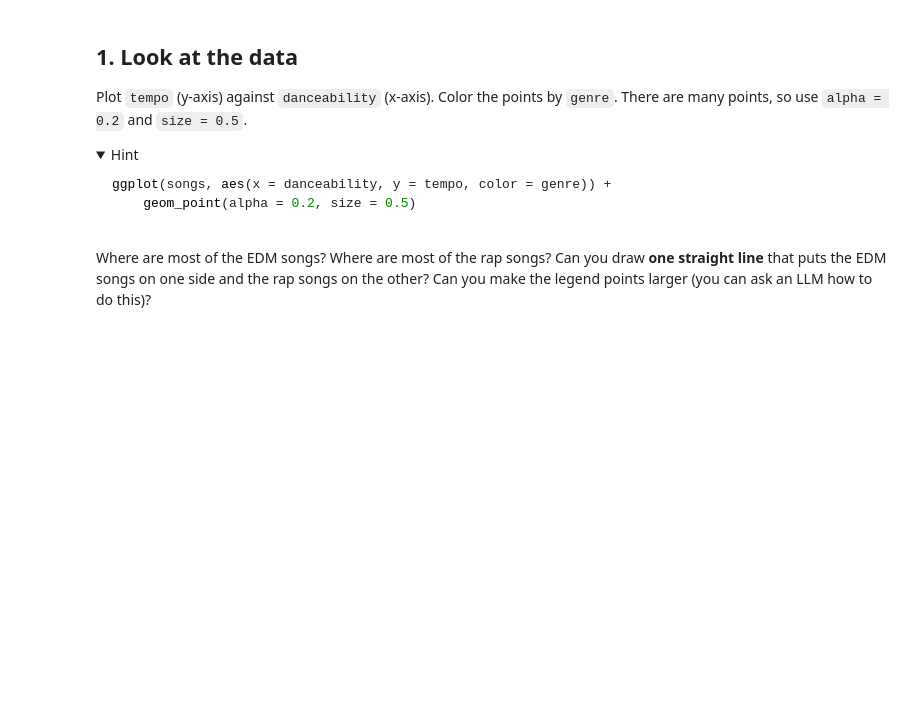
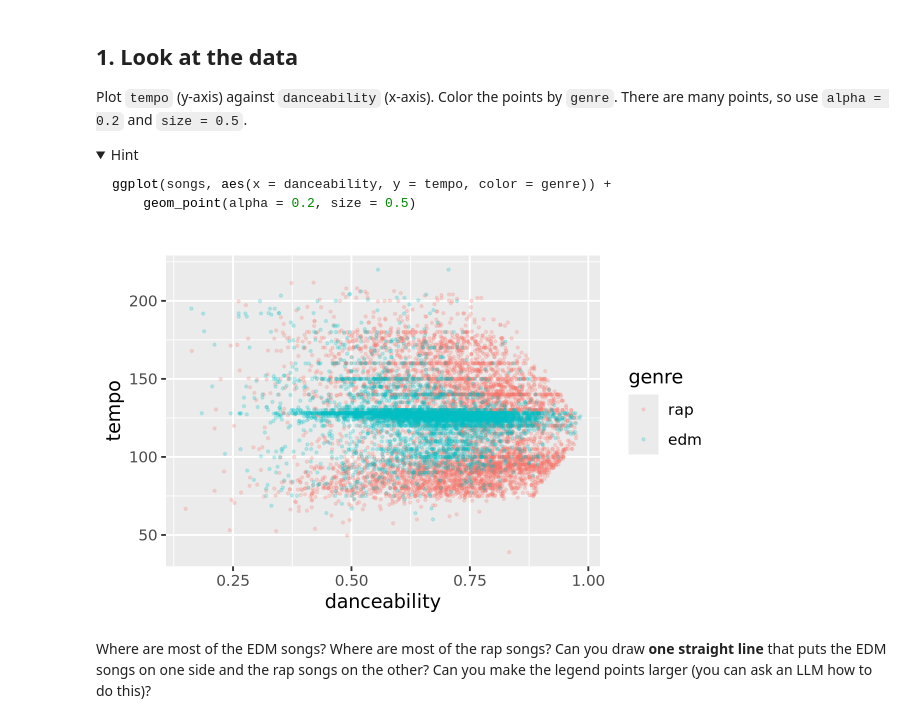
Before and after one commit to flocheung/bios512, a Jupyter notebook: exercises/13-spotify-exercise.ipynb, the cells around one changed output. Cells and saved outputs as stored; diff of their text form; code cells hidden in the pictures; folded sections open; blank space fills up the shorter version.

````diff
--- a/exercises/13-spotify-exercise.ipynb
+++ b/exercises/13-spotify-exercise.ipynb
@@ -50,6 +54,10 @@ ggplot(songs, aes(x = danceability, y = tempo, color = genre)) +
 ```
 
 </details>
+# %%
+ggplot(songs, aes(danceability, tempo, color = genre)) + geom_point(alpha = 0.2, size = 0.5)
+# %% [output]
+[figure, added]
 # %% [markdown]
 Where are most of the EDM songs? Where are most of the rap songs? Can you draw **one straight line** that puts the EDM songs on one side and the rap songs on the other? Can you make the legend points larger (you can ask an LLM how to do this)?
 # %% [markdown]
````
Also changed, not shown: parts of 8 cells of this notebook, 2 other files.
